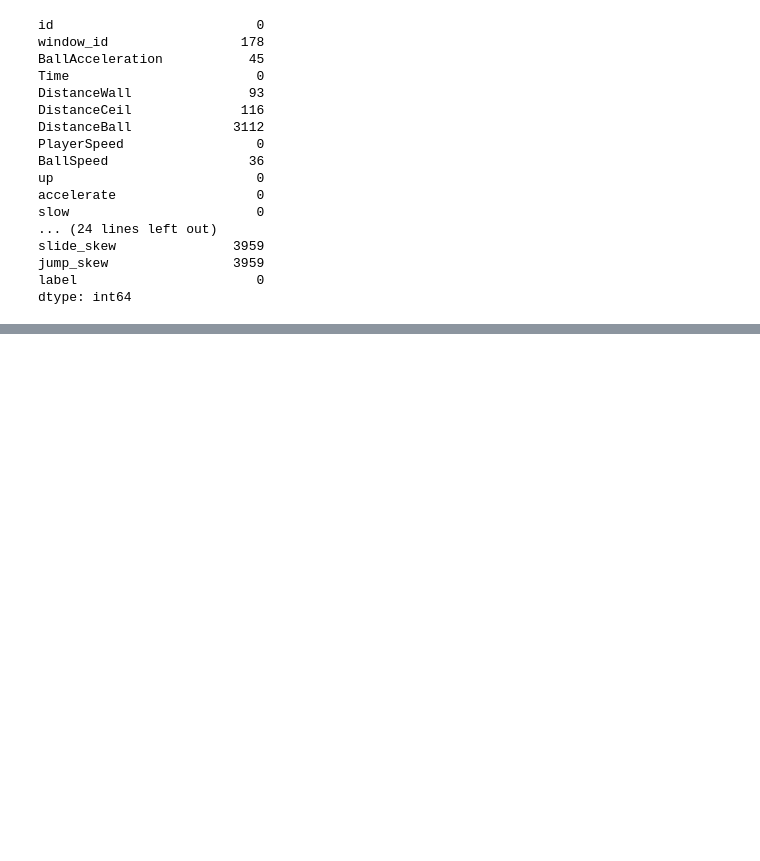
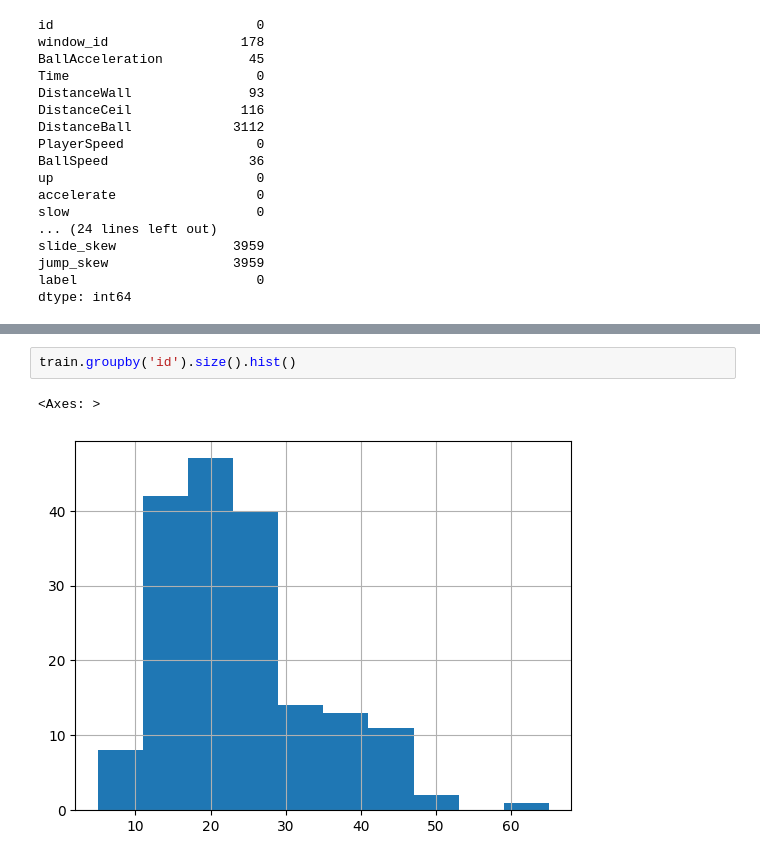
Before and after one commit to zekmaro/mcqueen, a Jupyter notebook: src/main.ipynb, the cells around one changed output, grey strips where cells are left out. Saved outputs shown, nothing was run; the diff lists cells and outputs as text; blank space fills up the shorter version.

```diff
--- a/src/main.ipynb
+++ b/src/main.ipynb
@@ -62,0 +128,5 @@ dtype: int64
+# %%
+train.groupby('id').size().hist()
+# %% [output]
+<Axes: >
+[figure, added]
```
Also changed, not shown: parts of 7 cells of this notebook.
